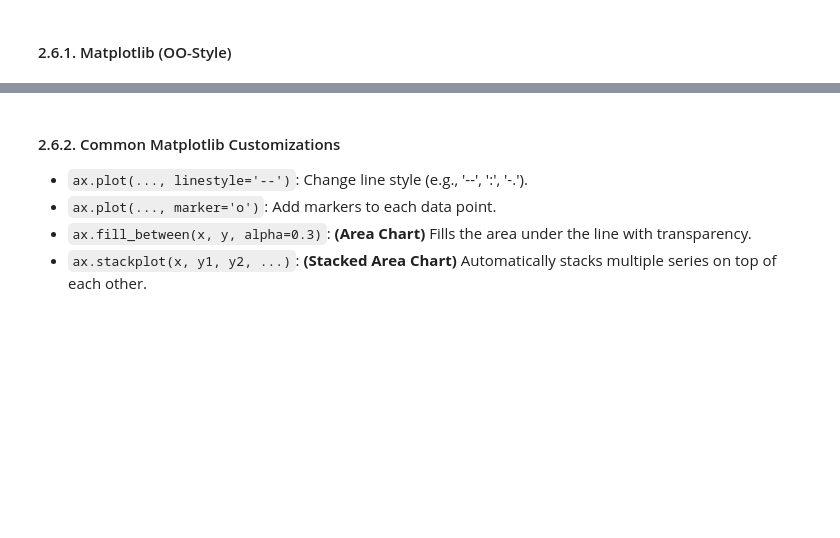
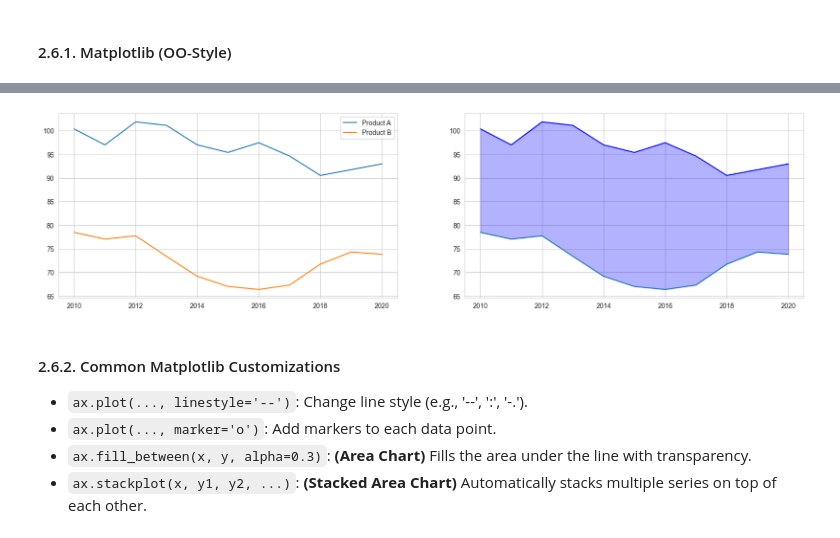
Before and after one commit to ntlong-NEU/DSEB65B-DataPre-Visual, a Jupyter notebook: Lesson_11_Visualization.ipynb, the cells around one changed output, grey strips where cells are left out. Cells and saved outputs as stored; diff of their text form; code cells hidden in the pictures; blank space fills up the shorter version.

```diff
--- a/Lesson_11_Visualization.ipynb
+++ b/Lesson_11_Visualization.ipynb
@@ -607,3 +679,20 @@ plt.show()
+# %%
+# 1. Prepare Data
+# 2. Create Figure and Axes (1 row, 3 cols)
+fig, axes = plt.subplots(1, 2, figsize=(20, 5))
+
+# 3. Plot
+# Plot 1: Line Plot
+axes[0].plot(dates, sales_a, label='Product A')
+axes[0].plot(dates, sales_b, label='Product B')
+axes[0].legend()
+
+# Plot 2: Area Chart (use fill_between)
+axes[1].plot(dates, sales_a, label='Product A', color='blue')
+axes[1].fill_between(x = dates, y1 = sales_a, y2= sales_b, color='blue', alpha=0.3) # Fill area under the line
+axes[1].plot(dates, sales_b, label='Product B');
+# %% [output]
+[figure, added]
 # %% [markdown]
 #### 2.6.2. Common Matplotlib Customizations
 
```
Also changed, not shown: parts of 36 cells of this notebook, 2 other files.
